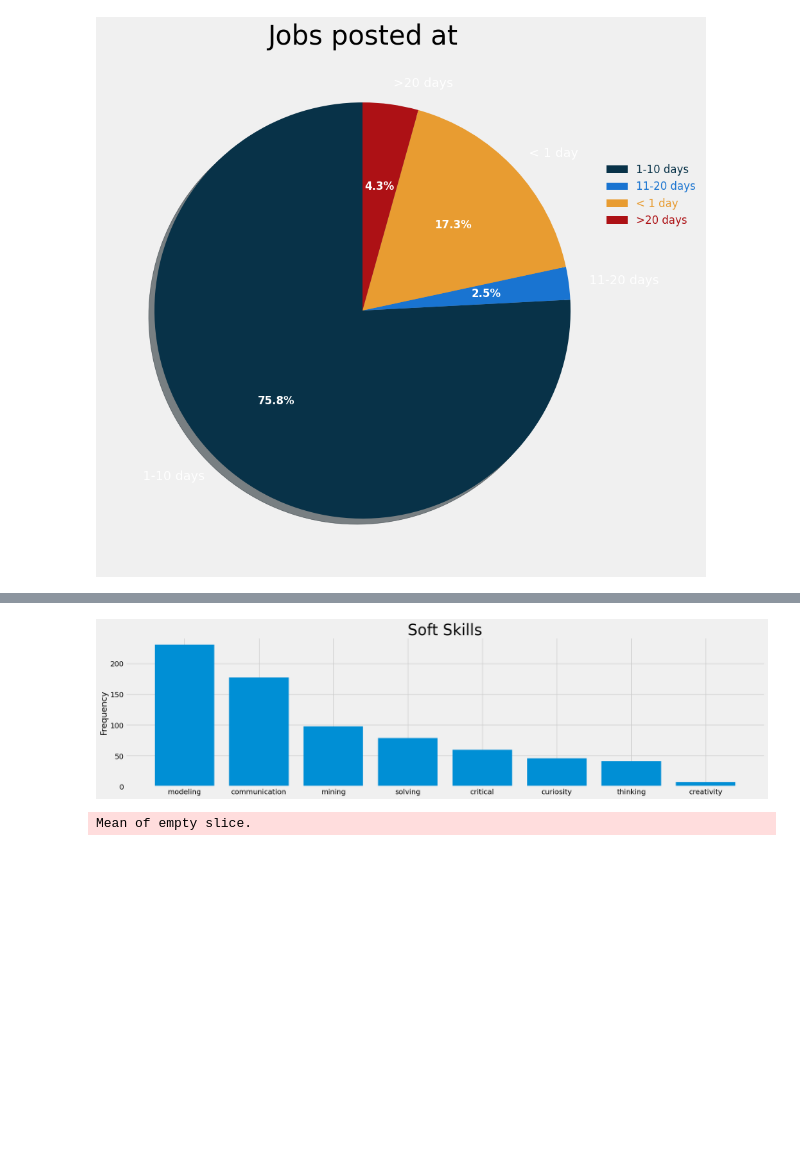
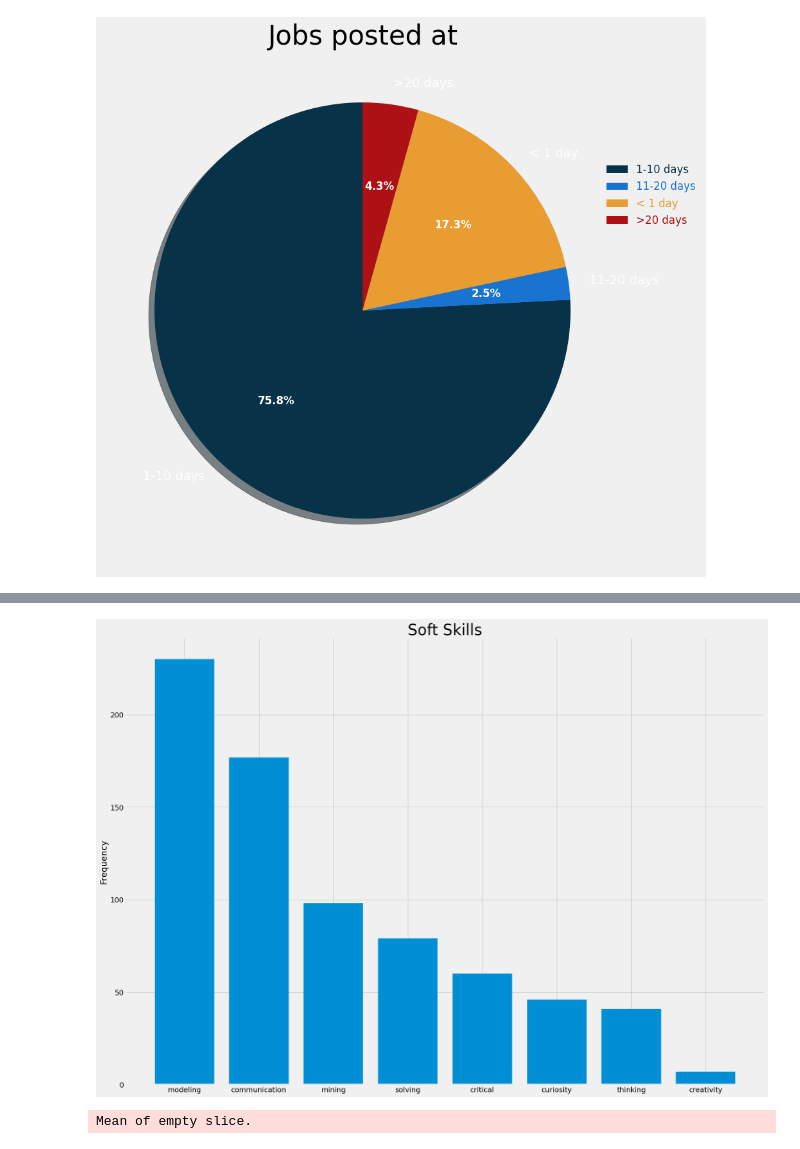
Before and after one commit to danielrodriguez007/Data_Analysis, a Jupyter notebook: Project_Search.ipynb, the cells around one changed output, grey strips where cells are left out. Drawn from its saved outputs; the diff is of its cells as text; code cells hidden in the pictures; blank space fills up the shorter version.

```diff
--- a/Project_Search.ipynb
+++ b/Project_Search.ipynb
@@ -364,20 +364,20 @@ df['softskills'] = df['softskills'].str.replace(',', '').str.replace(';', '')
 # %%
 skill_freq = {}
 for row in df['softskills']:
     for skill in row.split():
         skill_freq[skill] = skill_freq.get(skill, 0) + 1
 
 # Sort the dictionary by frequency in descending order
 sorted_skill_freq = dict(sorted(skill_freq.items(), key=lambda x: x[1], reverse=True))
 
-plt.figure(figsize=(20,5))
+plt.figure(figsize=(20,15))
 plt.bar(np.arange(len(sorted_skill_freq)), sorted_skill_freq.values())
 plt.xticks(np.arange(len(sorted_skill_freq)), sorted_skill_freq.keys(), rotation='horizontal')
 plt.title("Soft Skills", fontsize=30)
 plt.ylabel('Frequency')
 plt.savefig('/content/drive/MyDrive/Colab Notebooks/Charts Jobs/softskill.png')
 # %% [output]
-[figure, old version]
+[figure, new version]
 # %%
 #SALARY IN A NEW COLUMN
 import re
```
Also changed, not shown: parts of 3 cells of this notebook.
